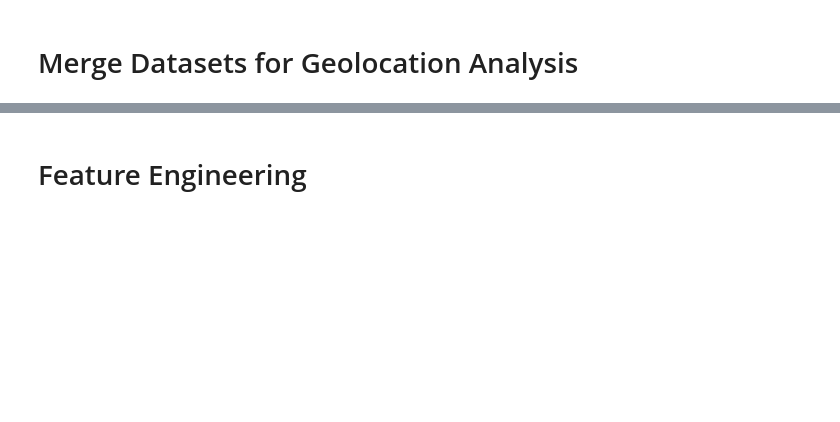
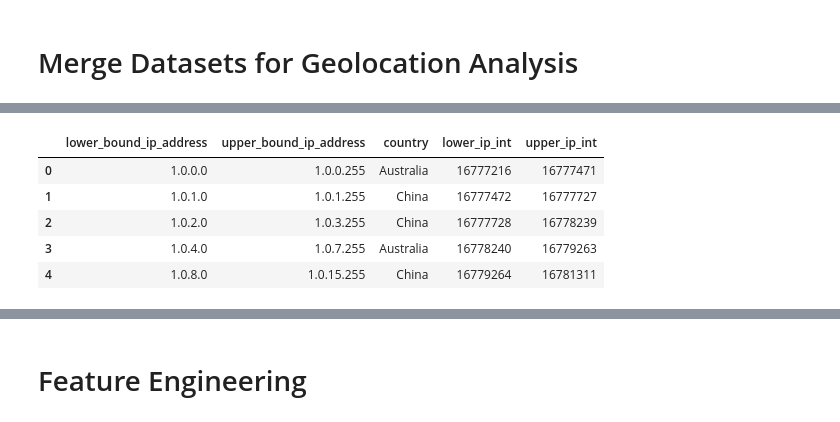
Before and after one commit to Abrham111/adey-innovations-fraud-detection, a Jupyter notebook: notebooks/DataAnalysisandPreprocessing.ipynb, the cells around one changed output, grey strips where cells are left out. Drawn from its saved outputs; the diff is of its cells as text; code cells hidden in the pictures; blank space fills up the shorter version.

```diff
--- a/notebooks/DataAnalysisandPreprocessing.ipynb
+++ b/notebooks/DataAnalysisandPreprocessing.ipynb
@@ -111,3 +131,12 @@ ip_data['upper_ip_int'] = ip_data['upper_bound_ip_address'].apply(lambda x: int(
+# %%
+df_ip.head()
+# %% [output]
+|  | lower_bound_ip_address | upper_bound_ip_address | country | lower_ip_int | upper_ip_int |
+| 0 | 1.0.0.0 | 1.0.0.255 | Australia | 16777216 | 16777471 |
+| 1 | 1.0.1.0 | 1.0.1.255 | China | 16777472 | 16777727 |
+| 2 | 1.0.2.0 | 1.0.3.255 | China | 16777728 | 16778239 |
+| 3 | 1.0.4.0 | 1.0.7.255 | Australia | 16778240 | 16779263 |
+| 4 | 1.0.8.0 | 1.0.15.255 | China | 16779264 | 16781311 |
 # %%
 # Merge on IP address range
 merged_data = pd.merge_asof(
```
Also changed, not shown: parts of 11 cells of this notebook, 2 other files.
